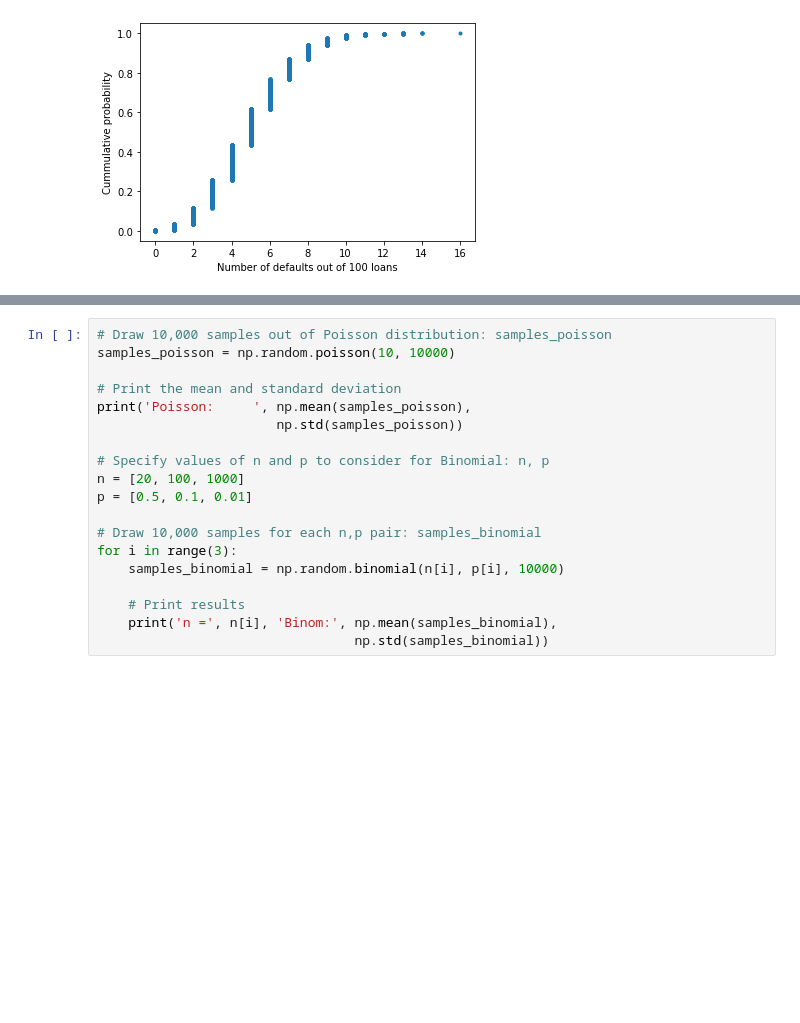
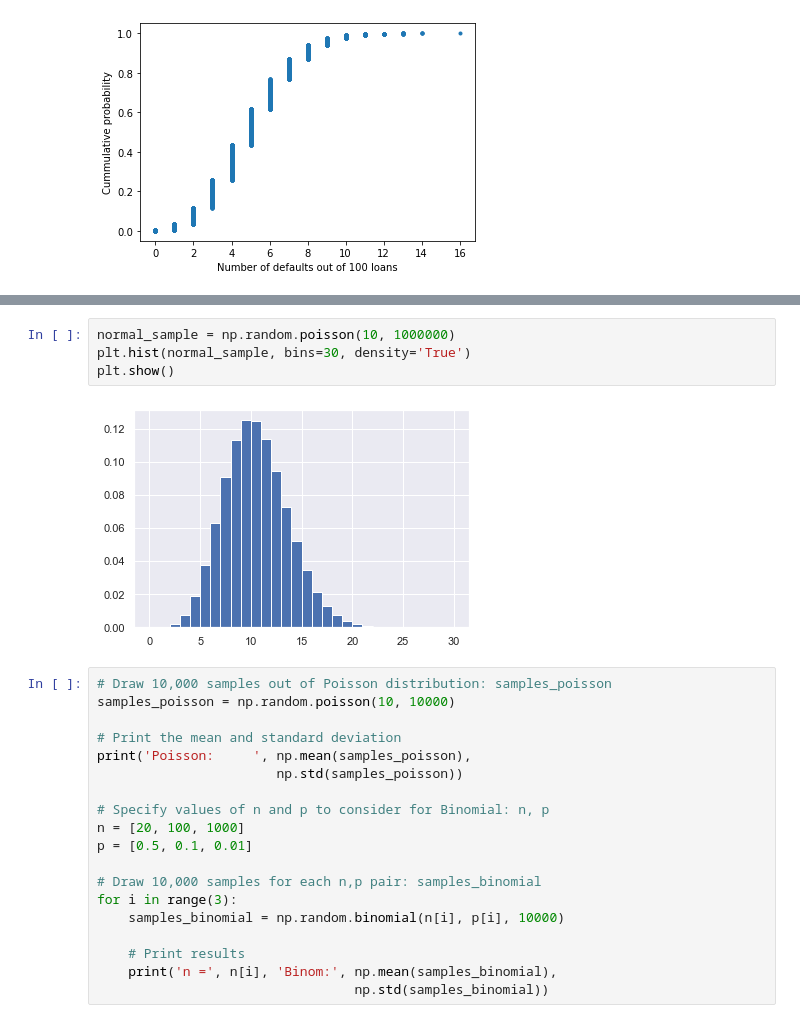
Before and after one commit to rmarinplana/personalProjects, a Jupyter notebook: EDA/statistical_thinking.ipynb, the cells around one changed output, grey strips where cells are left out. Cells and saved outputs as stored; diff of their text form; blank space fills up the shorter version.

```diff
--- a/EDA/statistical_thinking.ipynb
+++ b/EDA/statistical_thinking.ipynb
@@ -103,3 +115,9 @@ array([4, 3, 6, ..., 5, 9, 1])
+# %%
+normal_sample = np.random.poisson(10, 1000000)
+plt.hist(normal_sample, bins=30, density='True')
+plt.show()
+# %% [output]
+[figure, added]
 # %%
 # Draw 10,000 samples out of Poisson distribution: samples_poisson
 samples_poisson = np.random.poisson(10, 10000)
```
Also changed, not shown: parts of 24 cells of this notebook.
